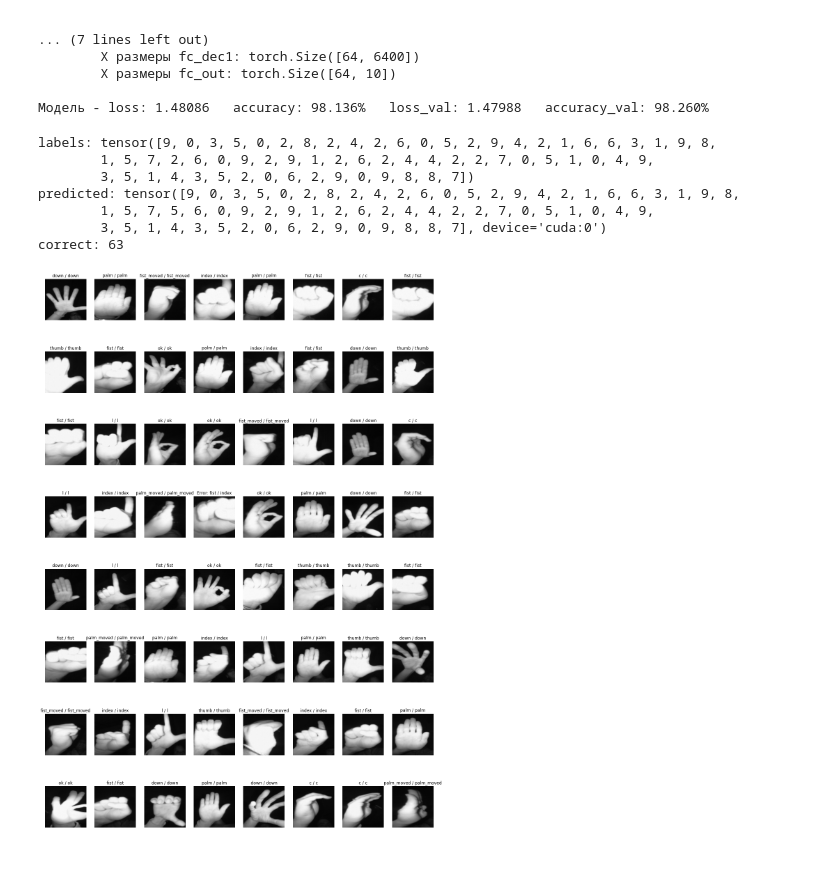
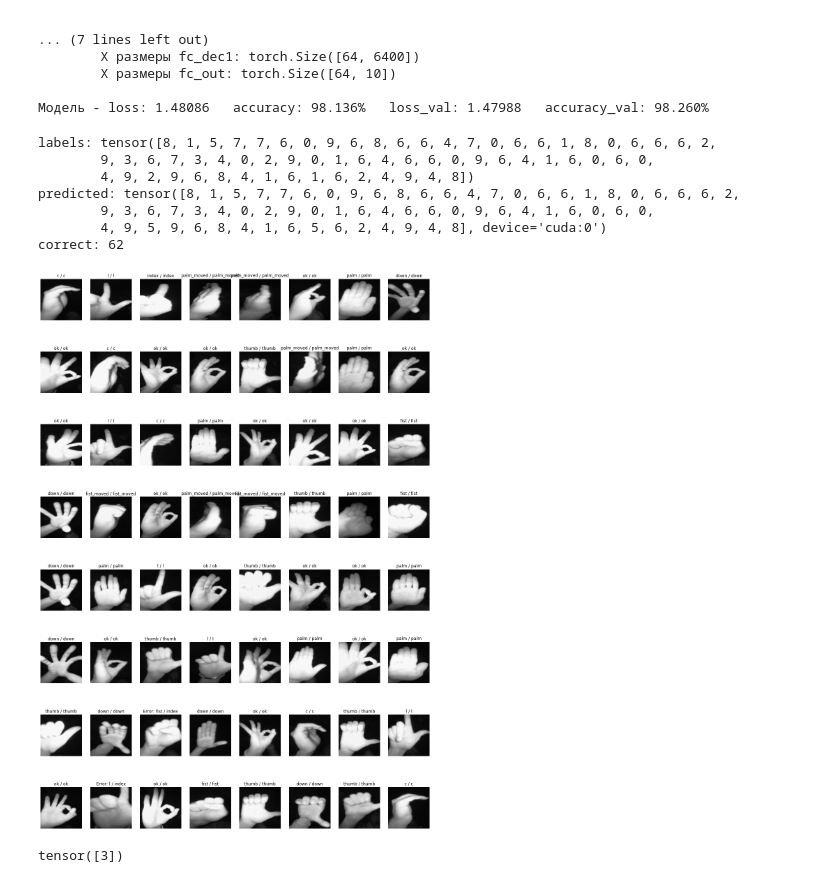
Before and after one commit to VitalyGladyshev/gb_pytorch, a Jupyter notebook: coursework/pytorch_coursework_glvv.ipynb, the cells around one changed output. Cells and saved outputs as stored; diff of their text form; code cells hidden in the pictures.

```diff
--- a/coursework/pytorch_coursework_glvv.ipynb
+++ b/coursework/pytorch_coursework_glvv.ipynb
@@ -1500,40 +1500,38 @@ images, labels = data_iter.next()
 
 print(f"labels: {labels}")
 
 model.eval()
 with torch.no_grad():
     inputs = images.to(device)
     labels = labels.to(device)
 
     outputs = model_l(inputs)
     # print(f"outputs: {outputs}")
     loss = criterion(outputs, labels)
 
-    cum_loss.append(loss.item())
     # Отслеживание точности
     total = labels.size(0)
     _, predicted = torch.max(outputs.data, 1)
     print(f"predicted: {predicted}")
     correct = (predicted == labels).sum().item()
     print(f"correct: {correct}")
-    cum_acc.append(correct / total)
 
 plt.figure(figsize=(20, 30))
 for ind in range(batch_s):
     ax = plt.subplot(8,8,ind+1)
 
     plt.imshow(cv2.cvtColor(images[ind, 0, :, :].numpy(), cv2.COLOR_GRAY2RGB))
     if int(labels[ind]) == int(predicted[ind]):
         plt.title(f"{class_names[int(labels[ind])]} / {class_names[int(predicted[ind])]}")
     else:
         plt.title(f"Error: {class_names[int(labels[ind])]} / {class_names[int(predicted[ind])]}")
     plt.axis('off')
 # %% [output]
-labels: tensor([9, 0, 3, 5, 0, 2, 8, 2, 4, 2, 6, 0, 5, 2, 9, 4, 2, 1, 6, 6, 3, 1, 9, 8,
-        1, 5, 7, 2, 6, 0, 9, 2, 9, 1, 2, 6, 2, 4, 4, 2, 2, 7, 0, 5, 1, 0, 4, 9,
-        3, 5, 1, 4, 3, 5, 2, 0, 6, 2, 9, 0, 9, 8, 8, 7])
-predicted: tensor([9, 0, 3, 5, 0, 2, 8, 2, 4, 2, 6, 0, 5, 2, 9, 4, 2, 1, 6, 6, 3, 1, 9, 8,
-        1, 5, 7, 5, 6, 0, 9, 2, 9, 1, 2, 6, 2, 4, 4, 2, 2, 7, 0, 5, 1, 0, 4, 9,
-        3, 5, 1, 4, 3, 5, 2, 0, 6, 2, 9, 0, 9, 8, 8, 7], device='cuda:0')
-correct: 63
+labels: tensor([8, 1, 5, 7, 7, 6, 0, 9, 6, 8, 6, 6, 4, 7, 0, 6, 6, 1, 8, 0, 6, 6, 6, 2,
+        9, 3, 6, 7, 3, 4, 0, 2, 9, 0, 1, 6, 4, 6, 6, 0, 9, 6, 4, 1, 6, 0, 6, 0,
+        4, 9, 2, 9, 6, 8, 4, 1, 6, 1, 6, 2, 4, 9, 4, 8])
+predicted: tensor([8, 1, 5, 7, 7, 6, 0, 9, 6, 8, 6, 6, 4, 7, 0, 6, 6, 1, 8, 0, 6, 6, 6, 2,
+        9, 3, 6, 7, 3, 4, 0, 2, 9, 0, 1, 6, 4, 6, 6, 0, 9, 6, 4, 1, 6, 0, 6, 0,
+        4, 9, 5, 9, 6, 8, 4, 1, 6, 5, 6, 2, 4, 9, 4, 8], device='cuda:0')
+correct: 62
-[figure, old version]
+[figure, new version]
@@ -1539,0 +1540,8 @@ correct: 63
+# %%
+data_iter = iter(sample_data_loader)
+# [data_iter.next() for i in range(5)]
+
+image, label = data_iter.next()
+label
+# %% [output]
+tensor([3])
```
Also changed, not shown: parts of 3 cells of this notebook.
